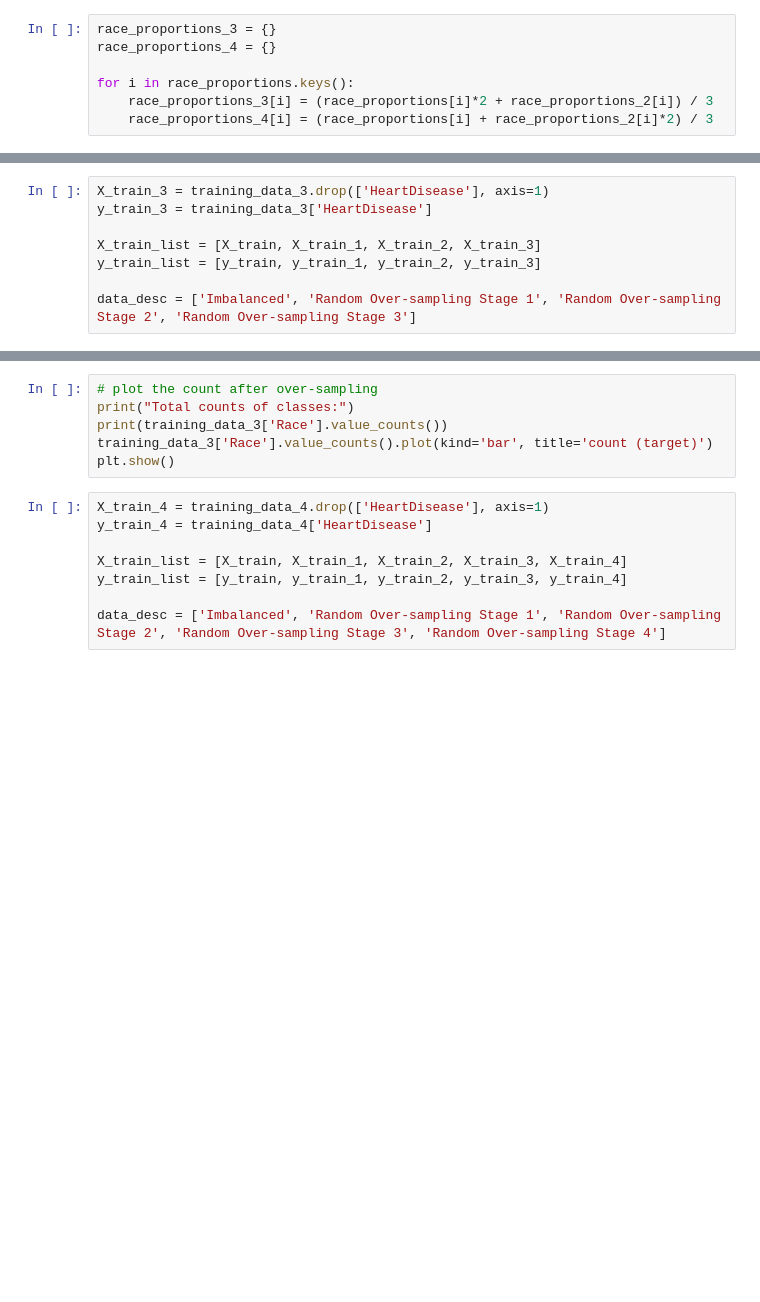
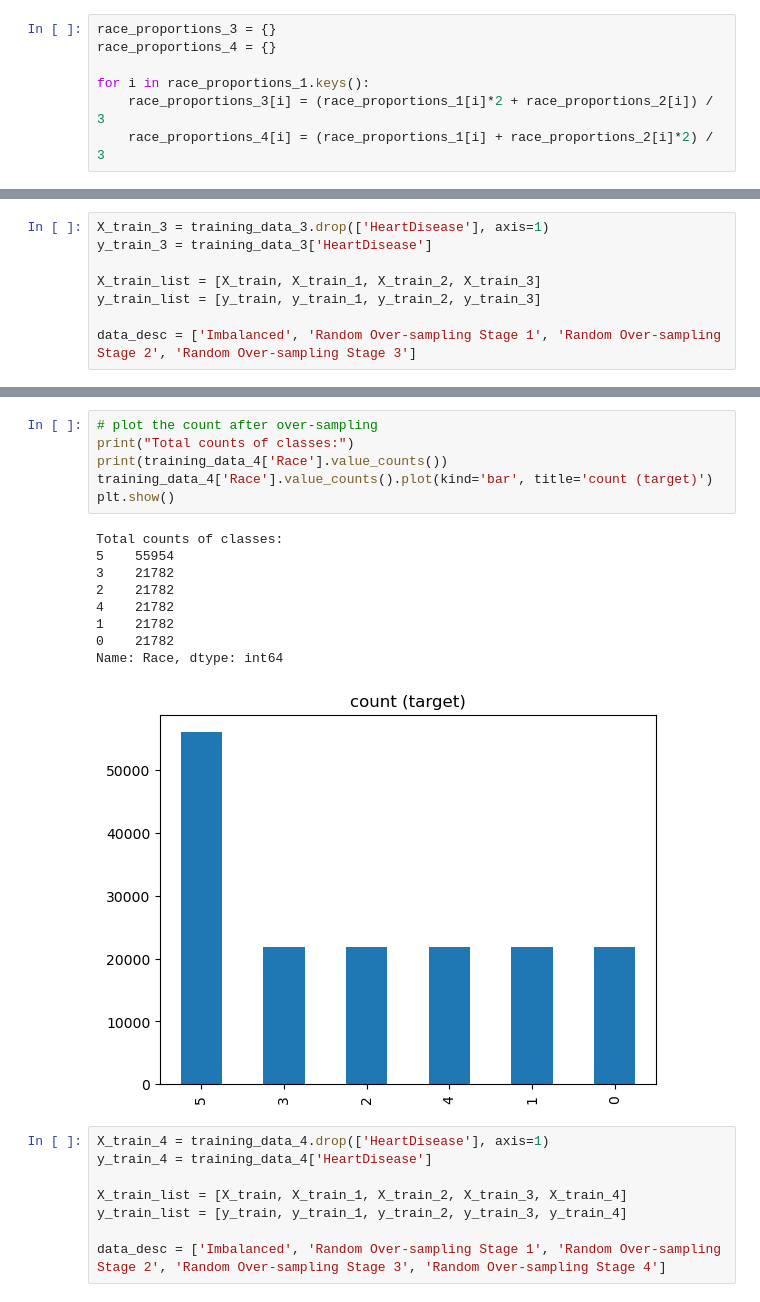
Before and after one commit to asmikumar/aidms, a Jupyter notebook: tests_2.ipynb, the cells around one changed output, grey strips where cells are left out. Saved outputs shown, nothing was run; the diff lists cells and outputs as text; blank space fills up the shorter version.

Commit message:
new graphs

```diff
--- a/tests_2.ipynb
+++ b/tests_2.ipynb
@@ -299,8 +510,8 @@ race_proportions_2
 race_proportions_3 = {}
 race_proportions_4 = {}
 
-for i in race_proportions.keys():
-    race_proportions_3[i] = (race_proportions[i]*2 + race_proportions_2[i]) / 3
-    race_proportions_4[i] = (race_proportions[i] + race_proportions_2[i]*2) / 3
+for i in race_proportions_1.keys():
+    race_proportions_3[i] = (race_proportions_1[i]*2 + race_proportions_2[i]) / 3
+    race_proportions_4[i] = (race_proportions_1[i] + race_proportions_2[i]*2) / 3
 # %%
 race_proportions_3
@@ -345,9 +600,19 @@ training_data_4['Race'].value_counts()
 # %%
 # plot the count after over-sampling
 print("Total counts of classes:")
-print(training_data_3['Race'].value_counts())
-training_data_3['Race'].value_counts().plot(kind='bar', title='count (target)')
+print(training_data_4['Race'].value_counts())
+training_data_4['Race'].value_counts().plot(kind='bar', title='count (target)')
 plt.show()
+# %% [output]
+Total counts of classes:
+5    55954
+3    21782
+2    21782
+4    21782
+1    21782
+0    21782
+Name: Race, dtype: int64
+[figure, added]
 # %%
 X_train_4 = training_data_4.drop(['HeartDisease'], axis=1)
 y_train_4 = training_data_4['HeartDisease']
```
Also changed, not shown: parts of 77 cells of this notebook, 1 other file.
